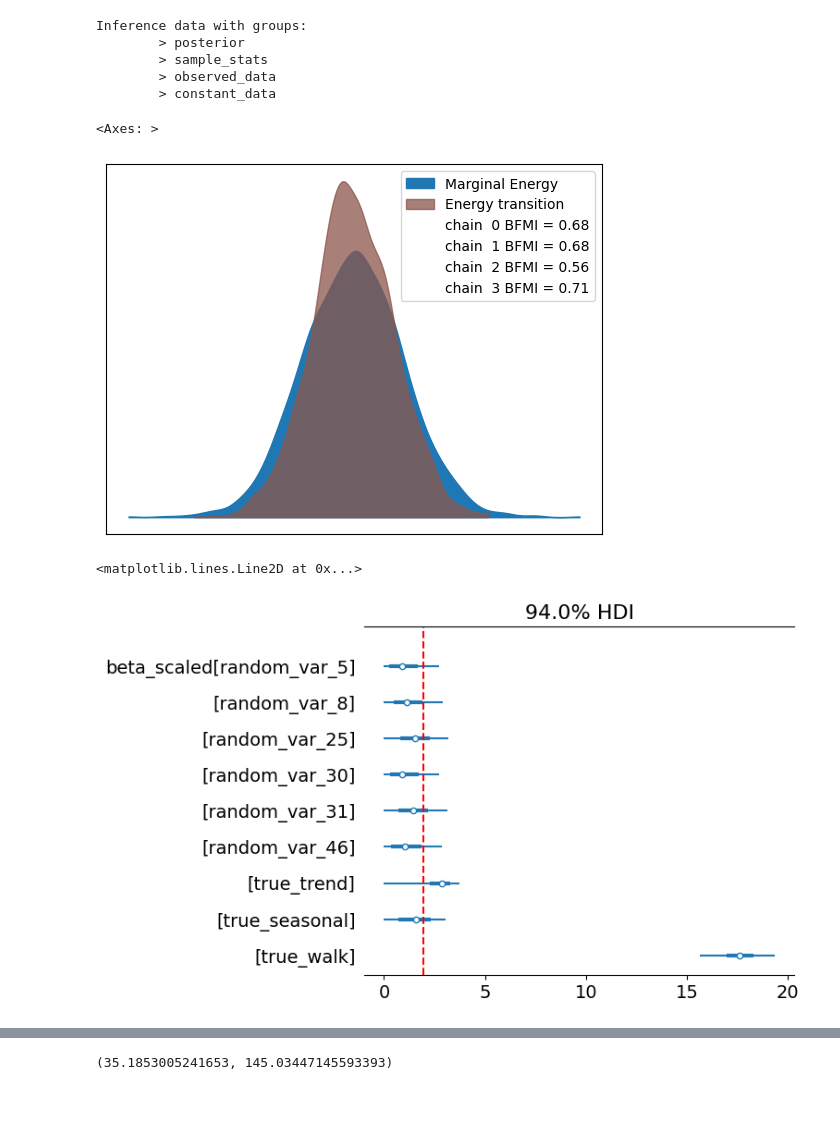
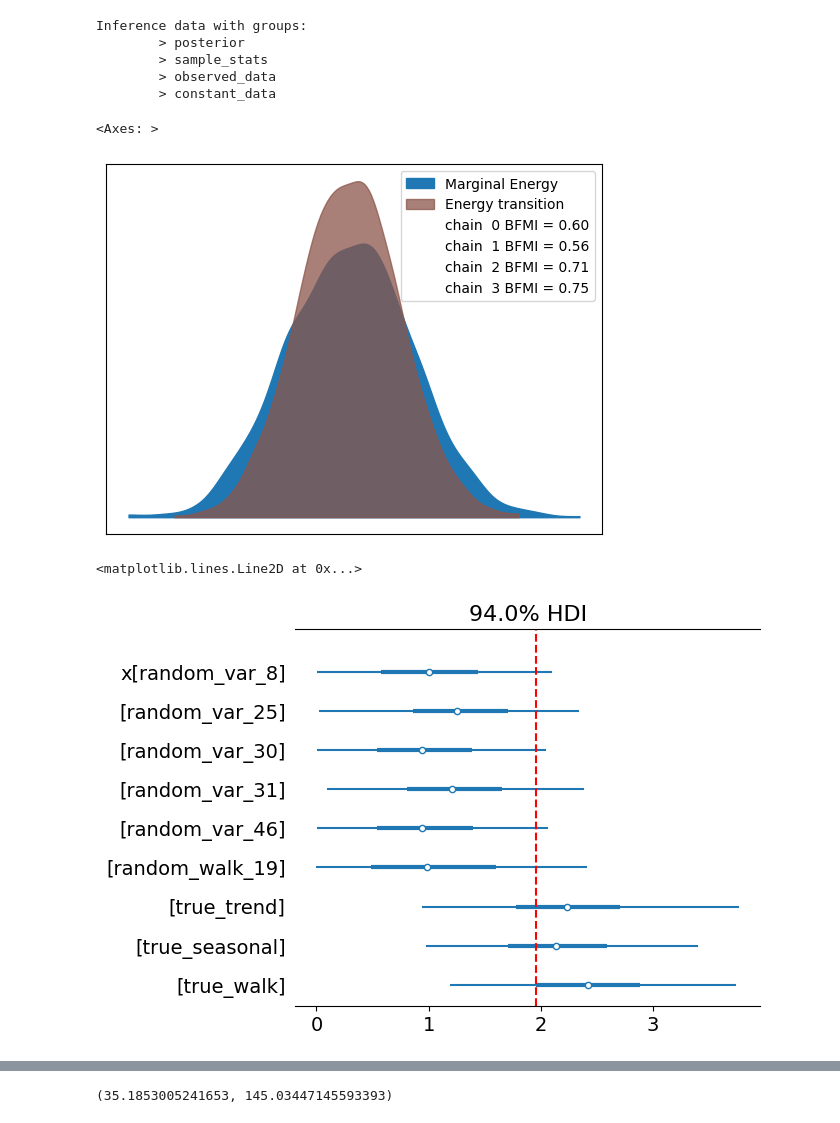
Before and after one commit to redam94/common_regression_issues, a Jupyter notebook: nbs/02_the_illusion_of_significance.ipynb, the cells around one changed output, grey strips where cells are left out. Drawn from its saved outputs; the diff is of its cells as text; code cells hidden in the pictures.

```diff
--- a/nbs/02_the_illusion_of_significance.ipynb
+++ b/nbs/02_the_illusion_of_significance.ipynb
@@ -145,7 +145,7 @@ def simulate_multiple_data(seed=42):
         + 4*true_walk # Random walk
         + np.random.normal(0, 1, n)*10 # Random noise
         + trend * 150 # Deterministic Linear trend
-        + seasonal_comp * 10 # Seasonal component
+        + seasonal_comp * 20 # Seasonal component
         )
 
     # Generate 100 completely random potential predictors
@@ -365,9 +370,10 @@ with pm.Model(coords=coords) as model:
     tau = pm.HalfStudentT("tau", 2, D0 / (D - D0) * sigma / np.sqrt(N))
     lam = pm.HalfStudentT("lam", 5, dims='predictors')
     c2 = pm.InverseGamma("c2", 1, 1)
-    lam_ = lam * pm.math.sqrt(c2 / (c2 + tau**2 * lam**2))
+    lam_ = pm.Deterministic('var', tau * lam * pm.math.sqrt(c2 / (c2 + tau**2 * lam**2)), dims='predictors')
+
     z = pm.Normal("z", 0., 1., dims='predictors')
-    beta = pm.Deterministic("beta", z * tau * lam_, dims='predictors')
+    beta = pm.Deterministic("beta", z * lam_, dims='predictors')
     intercept = pm.Normal("intercept", 0, 1.)
 
     obs = pm.Normal("obs", intercept + pm.math.dot(X, beta), sigma, dims='index')
@@ -396,20 +402,22 @@ import xarray as xr
 pm.plot_energy(trace)
 # %% [output]
 <Axes: >
-[figure, old version]
+[figure, new version]
 # %%
 trace.posterior['beta_scaled'] = xr.DataArray(dep_scaler.scale_/indep_scaler.scale_, coords={
     'predictors': coords['predictors']
 }, dims='predictors')*trace.posterior['beta']
 # %%
 subset_trace = trace.posterior['beta_scaled'][(np.abs(trace.posterior['beta_scaled'].mean(dim=('chain', 'draw'))/trace.posterior['beta_scaled'].std(dim=('chain', 'draw')))>1)]
+new_subset_trace = trace.posterior['beta_scaled'][(np.abs(trace.posterior['beta'])/trace.posterior['var']).mean(dim=('chain', 'draw'))>1]
+new_subset_unscaled = trace.posterior['beta'][:, :, (np.abs(trace.posterior['beta'])/trace.posterior['var']).mean(dim=('chain', 'draw'))>1]
 # %%
 pm.plot_forest(
-    np.abs(subset_trace/subset_trace.std(dim=('chain', 'draw'))),
+    (np.abs(new_subset_unscaled)/trace.posterior['var']),
     #kind="ridgeplot",
     combined=True,
     ridgeplot_truncate=True)
 plt.axvline(1.96, color='red', linestyle='--')
 # %% [output]
 <matplotlib.lines.Line2D at 0x...>
-[figure, old version]
+[figure, new version]
```
Also changed, not shown: parts of 8 cells of this notebook, 2 other files.
